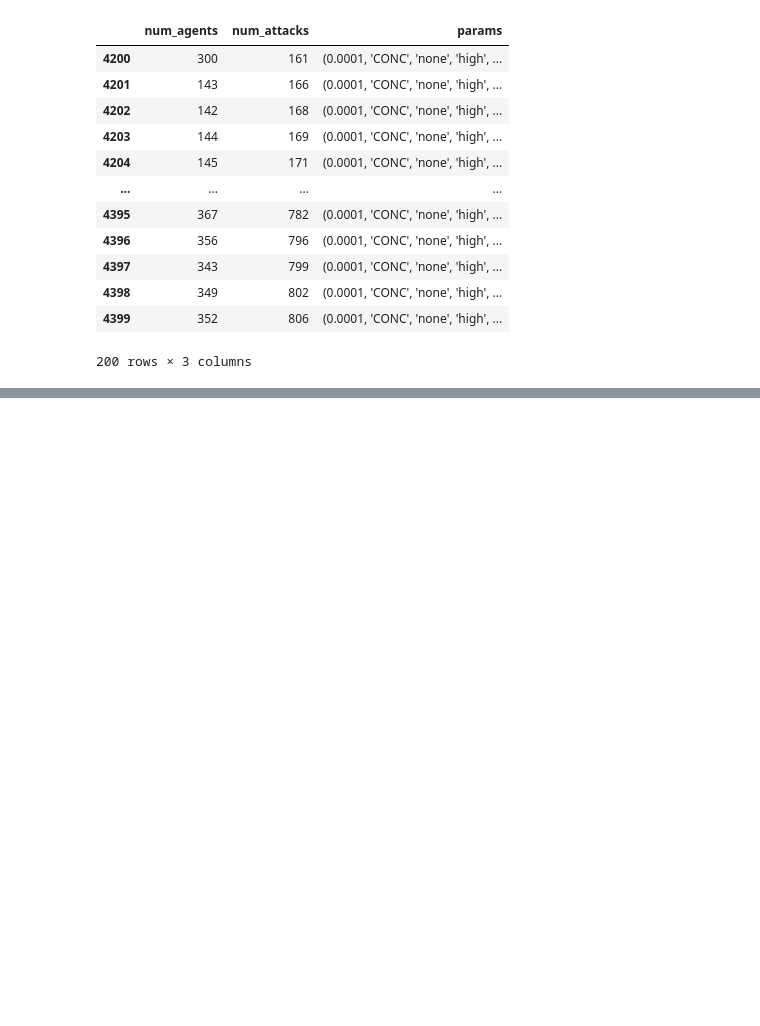
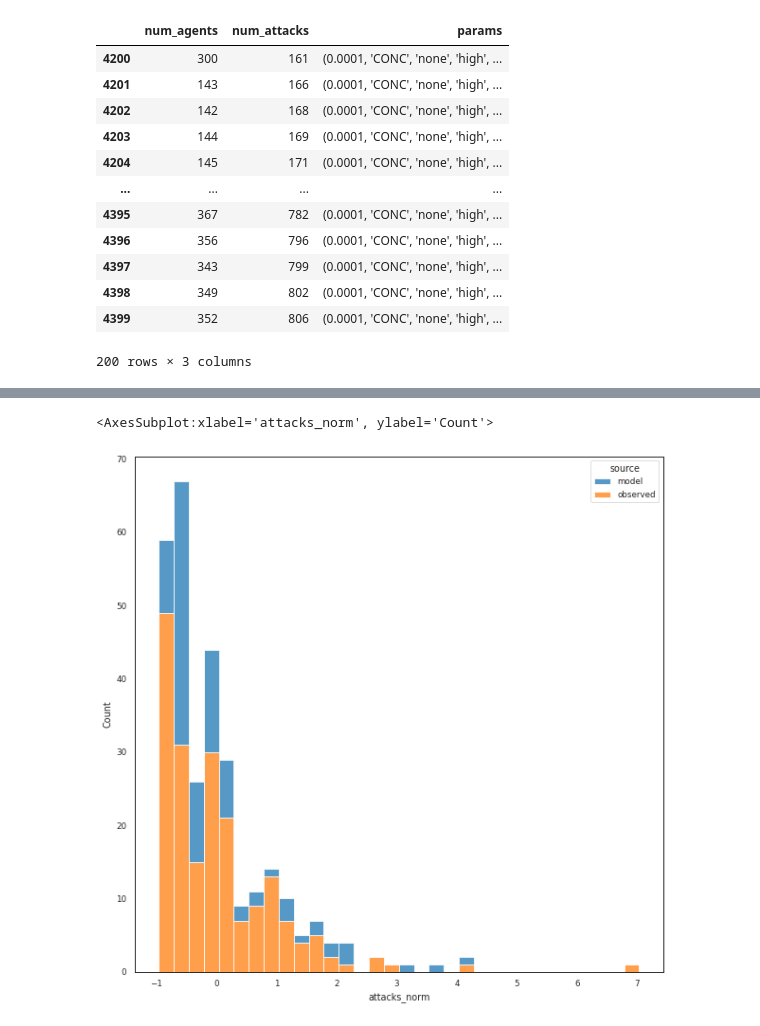
Before and after one commit to natalie-ayers/scientific-computing-counterterrorism-modeling, a Jupyter notebook: compare_model_and_real_dists.ipynb, the cells around one changed output, grey strips where cells are left out. Cells and saved outputs as stored; diff of their text form; code cells hidden in the pictures; blank space fills up the shorter version.

Commit message:
pushing notebook to compare real with observed distributions

```diff
--- a/compare_model_and_real_dists.ipynb
+++ b/compare_model_and_real_dists.ipynb
@@ -267,0 +267,11 @@ final_years_means.head()
+# %%
+# normalize each scenario's values
+param_combos = monthly_models_comp['params'].unique()
+
+for param in param_combos:
+    param_df = monthly_models_comp[monthly_models_comp['params']==param]
+    #print(param_df.index)
+    monthly_models_comp.loc[param_df.index, 'new_attacks_norm'] = (param_df['new_attacks'] - \
+    param_df['new_attacks'].mean()) / param_df['new_attacks'].std()
+
+monthly_models_comp.head(2)
@@ -267,0 +307,5 @@ final_years_means.head()
+# %%
+# 1% significance level
+ks_results_p01 = {val: key for val, key in ks_results_pval.items() if val < 0.01}
+print(len(ks_results_p01))
+ks_results_p01
@@ -267,0 +319,7 @@ final_years_means.head()
+# %%
+model_results_ks_good = monthly_models_comp[monthly_models_comp['params'].isin(ks_results_p01.values())]
+model_results_ks_good['param_id'], uniques = pd.factorize(model_results_ks_good['params'])
+model_results_ks_good['param_id'] = model_results_ks_good['param_id'] + 1
+model_results_ks_good['new_attacks_norm'] = model_results_ks_good['new_attacks_norm'].astype('float')
+print(model_results_ks_good.shape)
+model_results_ks_good.head(2)
@@ -267,0 +346,14 @@ final_years_means.head()
+# %%
+comp_id = 2
+to_stack = model_results_ks_good[model_results_ks_good['param_id']==comp_id]
+to_stack = to_stack.loc[:,('dummy_date','new_attacks_norm')].rename(columns={'dummy_date':'attack_date',\
+                        'new_attacks_norm':'attacks_norm'})
+to_stack['source'] = 'model'
+
+stacked_df = att_dates.loc[:,('attack_date','palunk_att_norm')].\
+                        rename(columns={'palunk_att_norm':'attacks_norm'})
+stacked_df['source'] = 'observed'
+
+viz_compare = pd.concat([to_stack,stacked_df])
+print(viz_compare.shape)
+viz_compare.head()
@@ -267,0 +368,9 @@ final_years_means.head()
+# %%
+f, ax = plt.subplots(1,1,figsize=(10,10))
+
+sns.histplot(viz_compare, multiple='stack',\
+    x="attacks_norm",binwidth=0.25,
+    hue='source')
+# %% [output]
+<AxesSubplot:xlabel='attacks_norm', ylabel='Count'>
+[figure, added]
```
Also changed, not shown: parts of 18 cells of this notebook, 4 other files.
